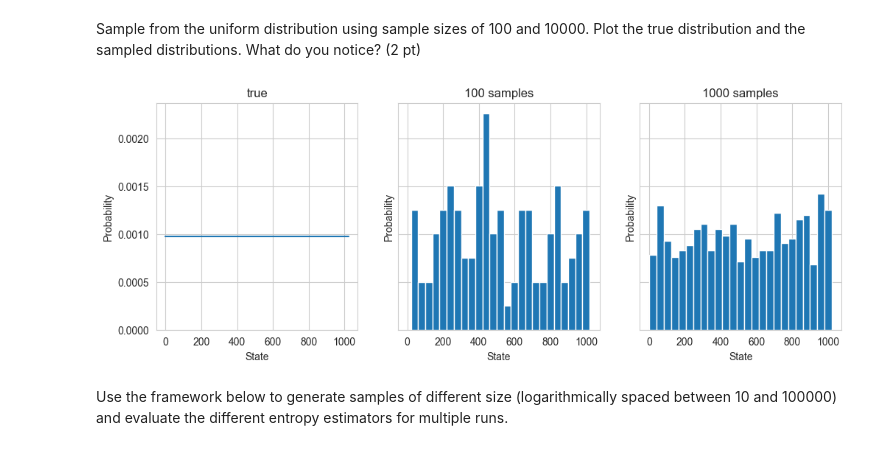
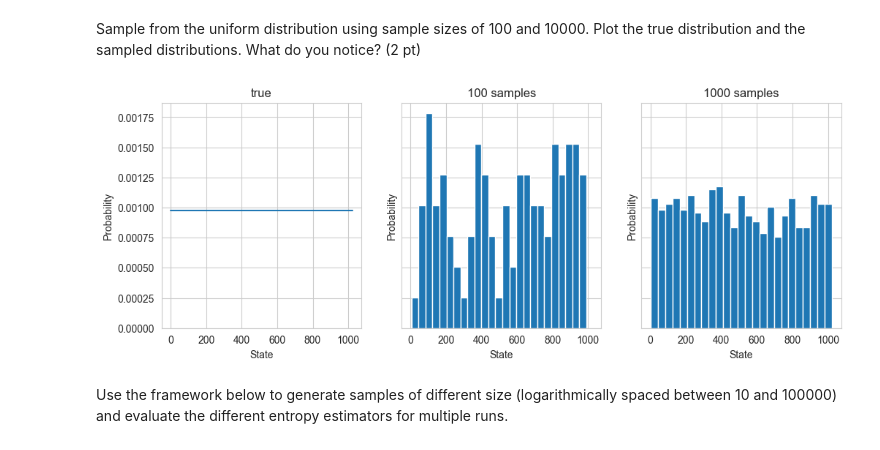
Before and after one commit to GustavKS/Neural-Data, a Jupyter notebook: CodingLab8_JW.ipynb, the cells around one changed output. Cells and saved outputs as stored; diff of their text form; code cells hidden in the pictures.

```diff
--- a/CodingLab8_JW.ipynb
+++ b/CodingLab8_JW.ipynb
@@ -305,36 +400,36 @@ rng = np.random.default_rng(0)
 
 # ------------------------------------
 # Sample from the uniform distribution
 # using sample size of 100 (0.5 pts)
 # ------------------------------------
-sample_100 = np.random.uniform(1, N, 100)
+sample_100 = np.random.uniform(0, N - 1, 100)
 # ------------------------------------
 # Sample from the uniform distribution
 # using sample size of 10000 (0.5 pts)
 # ------------------------------------
-sample_1000 = np.random.uniform(1, N, 1000)
+sample_1000 = np.random.uniform(0, N - 1, 1000)
 # ------------------------------------
 # Plot the true distribution and
 # the sampled distributions. (0.5 pts)
 # ------------------------------------
 
 N_BINS = 25
 titles = ["true", "100 samples", "1000 samples"]
 
 fig, axs = plt.subplots(1, 3, figsize=(12, 4), sharey=True, sharex=True)
 
 axs[0].plot(p)
 axs[1].hist(sample_100, density=True, bins=N_BINS)
 axs[2].hist(sample_1000, density=True, bins=N_BINS)
 
 for i, ax in enumerate(axs):
     ax.set_title(titles[i])
     ax.set_ylabel("Probability")
     ax.set_xlabel("State")
 
 plt.show()
 # %% [output]
-[figure, old version]
+[figure, new version]
 # %% [markdown]
 Use the framework below to generate samples of different size (logarithmically spaced between 10 and 100000) and evaluate the different entropy estimators for multiple runs.
 # %%
```
Also changed, not shown: parts of 8 cells of this notebook.
